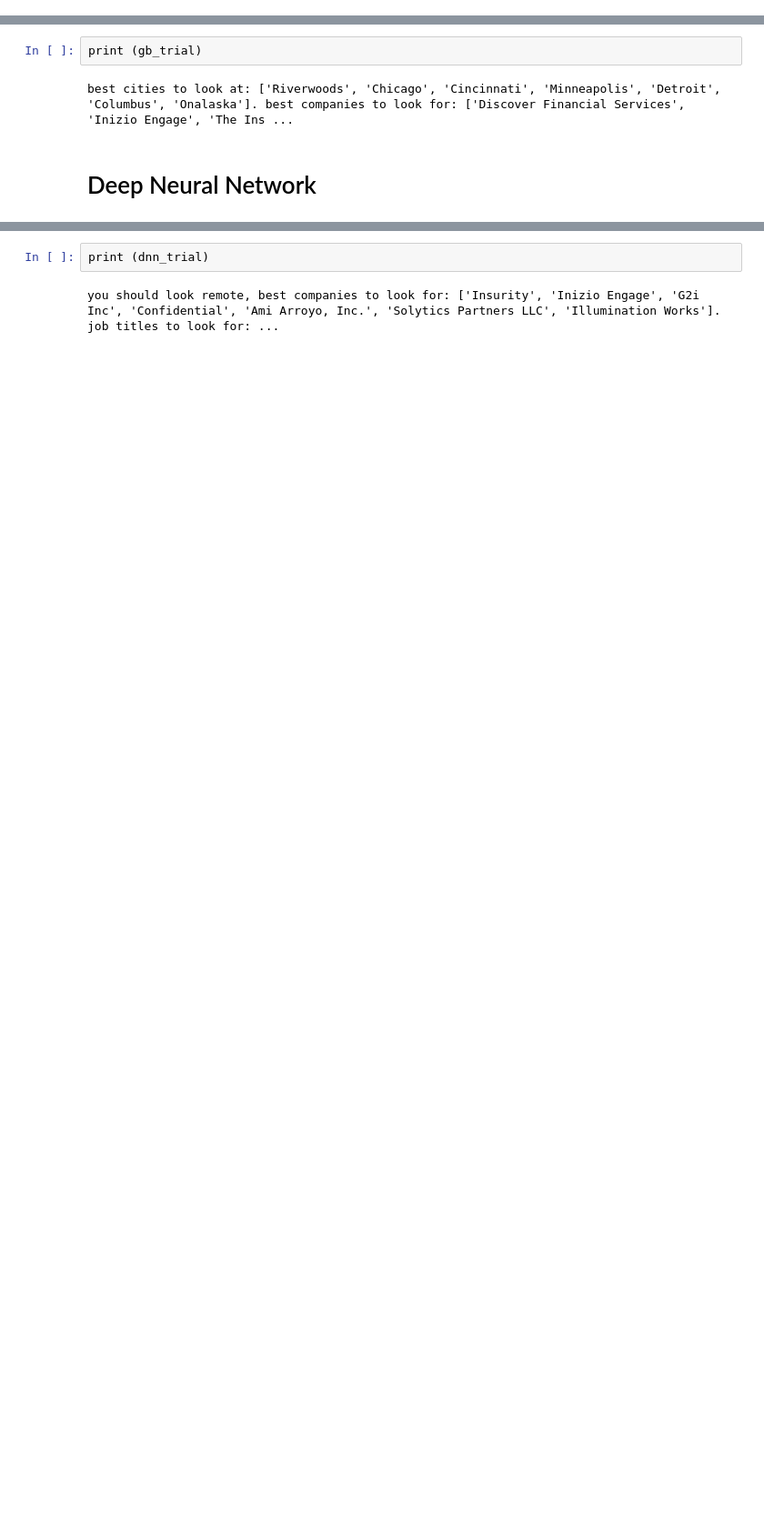
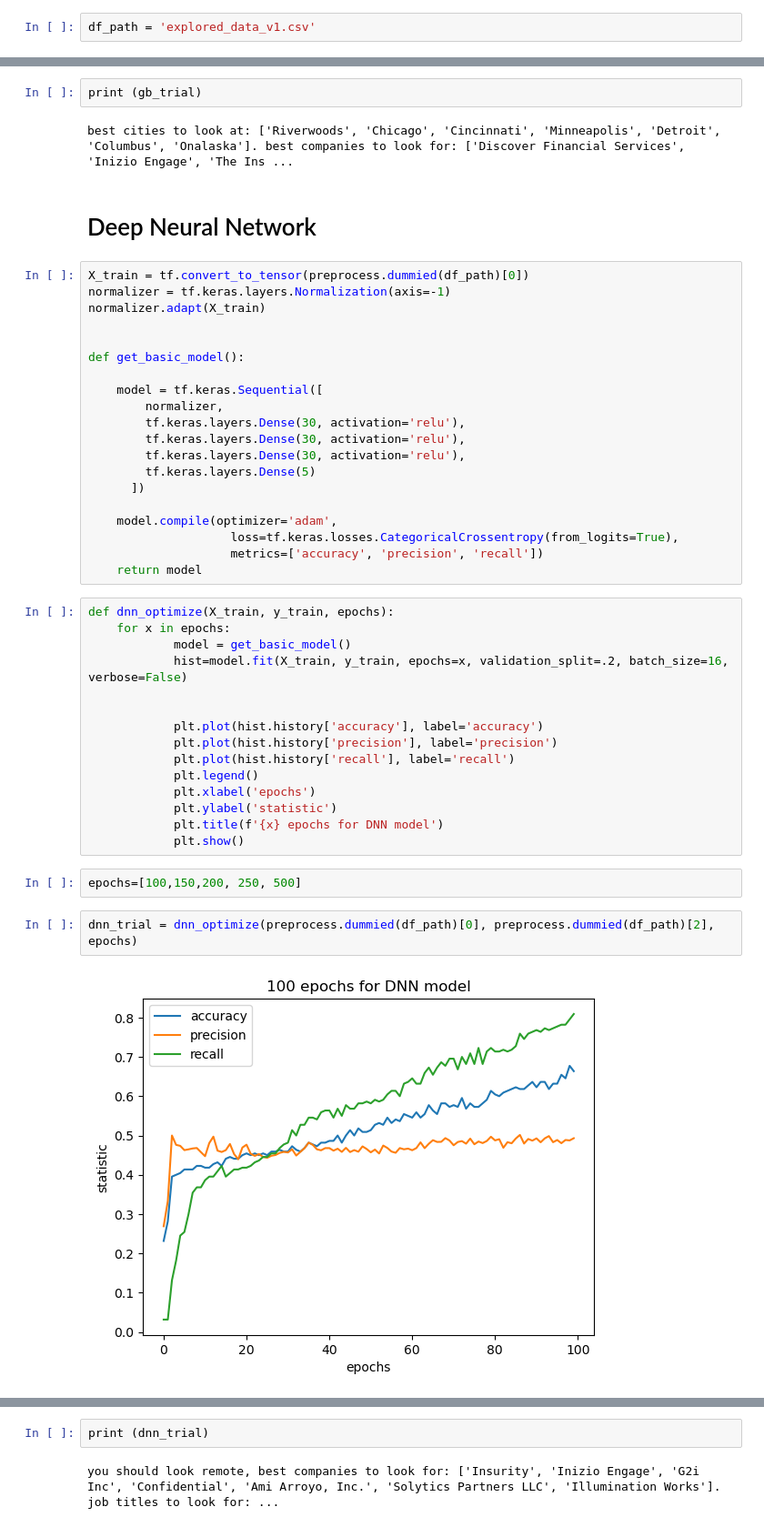
Before and after one commit to gisthuband/Capstone_2_DS_Job_Locator, a Jupyter notebook: modeling.ipynb, the cells around one changed output, grey strips where cells are left out. Shown at 91% size. Saved outputs shown, nothing was run; the diff lists cells and outputs as text; blank space fills up the shorter version.

```diff
--- a/modeling.ipynb
+++ b/modeling.ipynb
@@ -116,2 +300,4 @@ df.head()
 # %% [markdown]
 ## Random Forest Classifier
+# %%
+df_path = 'explored_data_v1.csv'
@@ -326,3 +751,44 @@ print (gb_trial)
 best cities to look at: ['Riverwoods', 'Chicago', 'Cincinnati', 'Minneapolis', 'Detroit', 'Columbus', 'Onalaska']. best companies to look for: ['Discover Financial Services', 'Inizio Engage', 'The Ins ...
 # %% [markdown]
 # Deep Neural Network
+# %%
+X_train = tf.convert_to_tensor(preprocess.dummied(df_path)[0])
+normalizer = tf.keras.layers.Normalization(axis=-1)
+normalizer.adapt(X_train)
+
+
+def get_basic_model():
+
+    model = tf.keras.Sequential([
+        normalizer,
+        tf.keras.layers.Dense(30, activation='relu'),
+        tf.keras.layers.Dense(30, activation='relu'),
+        tf.keras.layers.Dense(30, activation='relu'),
+        tf.keras.layers.Dense(5)
+      ])
+
+    model.compile(optimizer='adam',
+                    loss=tf.keras.losses.CategoricalCrossentropy(from_logits=True),
+                    metrics=['accuracy', 'precision', 'recall'])
+    return model
+# %%
+def dnn_optimize(X_train, y_train, epochs):
+    for x in epochs:
+            model = get_basic_model()
+            hist=model.fit(X_train, y_train, epochs=x, validation_split=.2, batch_size=16, verbose=False)
+
+
+            plt.plot(hist.history['accuracy'], label='accuracy')
+            plt.plot(hist.history['precision'], label='precision')
+            plt.plot(hist.history['recall'], label='recall')
+            plt.legend()
+            plt.xlabel('epochs')
+            plt.ylabel('statistic')
+            plt.title(f'{x} epochs for DNN model')
+            plt.show()
+# %%
+epochs=[100,150,200, 250, 500]
+# %%
+dnn_trial = dnn_optimize(preprocess.dummied(df_path)[0], preprocess.dummied(df_path)[2], epochs)
+# %% [output]
+[figure, added]
```
Also changed, not shown: parts of 37 cells of this notebook.
